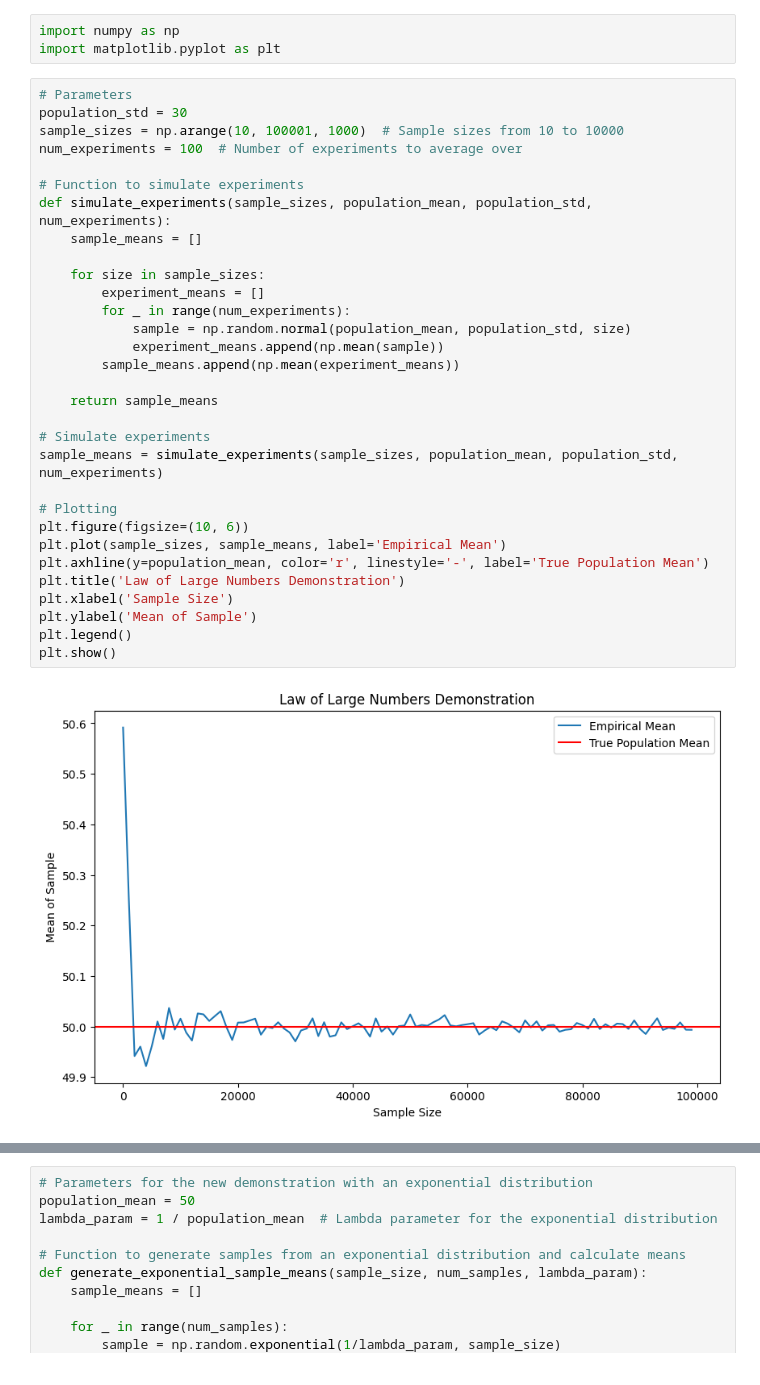
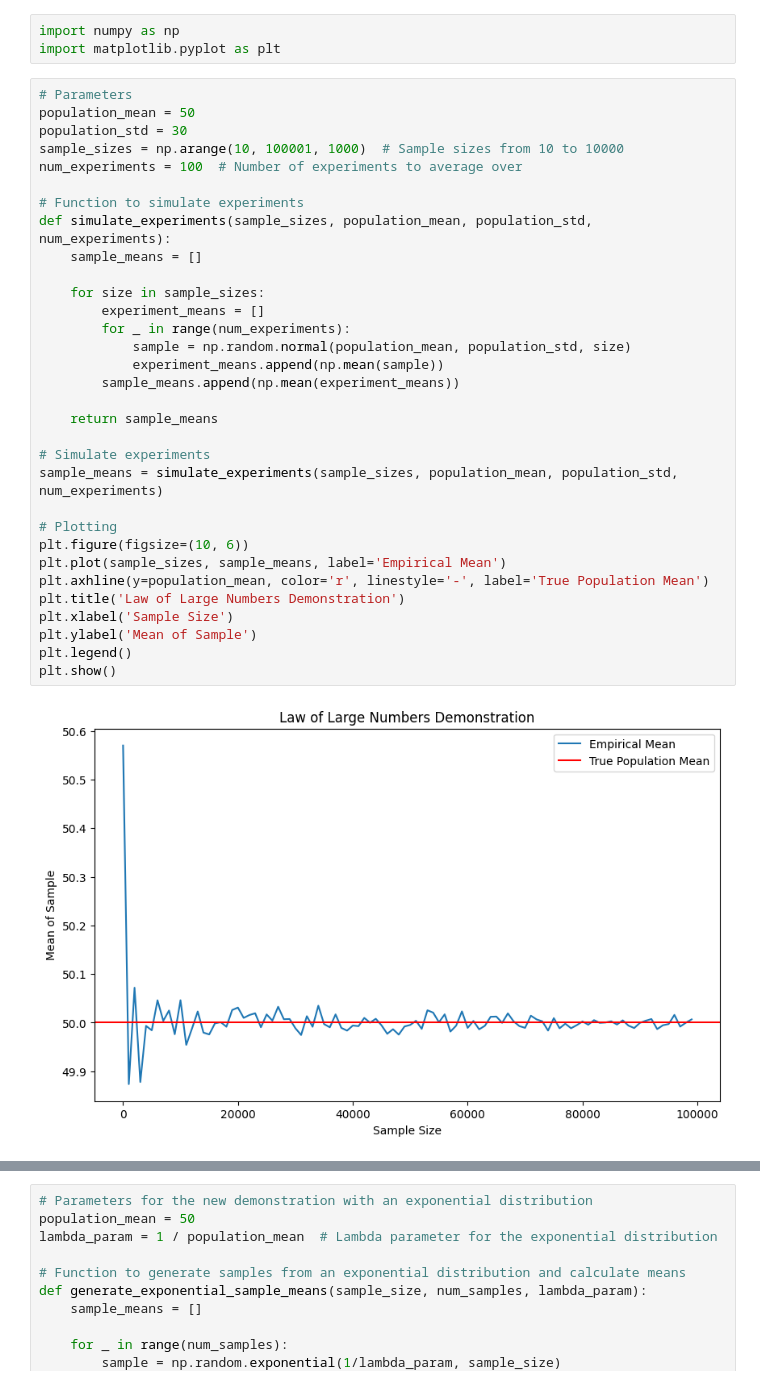
Before and after one commit to ViniciusKos/daily_studies, a Jupyter notebook: probabilities_theory.ipynb, the cells around one changed output, grey strips where cells are left out. Cells and saved outputs as stored; diff of their text form.

```diff
--- a/probabilities_theory.ipynb
+++ b/probabilities_theory.ipynb
@@ -3,34 +3,35 @@ import numpy as np
 import matplotlib.pyplot as plt
 # %%
 # Parameters
+population_mean = 50
 population_std = 30
 sample_sizes = np.arange(10, 100001, 1000)  # Sample sizes from 10 to 10000
 num_experiments = 100  # Number of experiments to average over
 
 # Function to simulate experiments
 def simulate_experiments(sample_sizes, population_mean, population_std, num_experiments):
     sample_means = []
 
     for size in sample_sizes:
         experiment_means = []
         for _ in range(num_experiments):
             sample = np.random.normal(population_mean, population_std, size)
             experiment_means.append(np.mean(sample))
         sample_means.append(np.mean(experiment_means))
 
     return sample_means
 
 # Simulate experiments
 sample_means = simulate_experiments(sample_sizes, population_mean, population_std, num_experiments)
 
 # Plotting
 plt.figure(figsize=(10, 6))
 plt.plot(sample_sizes, sample_means, label='Empirical Mean')
 plt.axhline(y=population_mean, color='r', linestyle='-', label='True Population Mean')
 plt.title('Law of Large Numbers Demonstration')
 plt.xlabel('Sample Size')
 plt.ylabel('Mean of Sample')
 plt.legend()
 plt.show()
 # %% [output]
-[figure, old version]
+[figure, new version]
```
Also changed, not shown: parts of 3 cells of this notebook.
